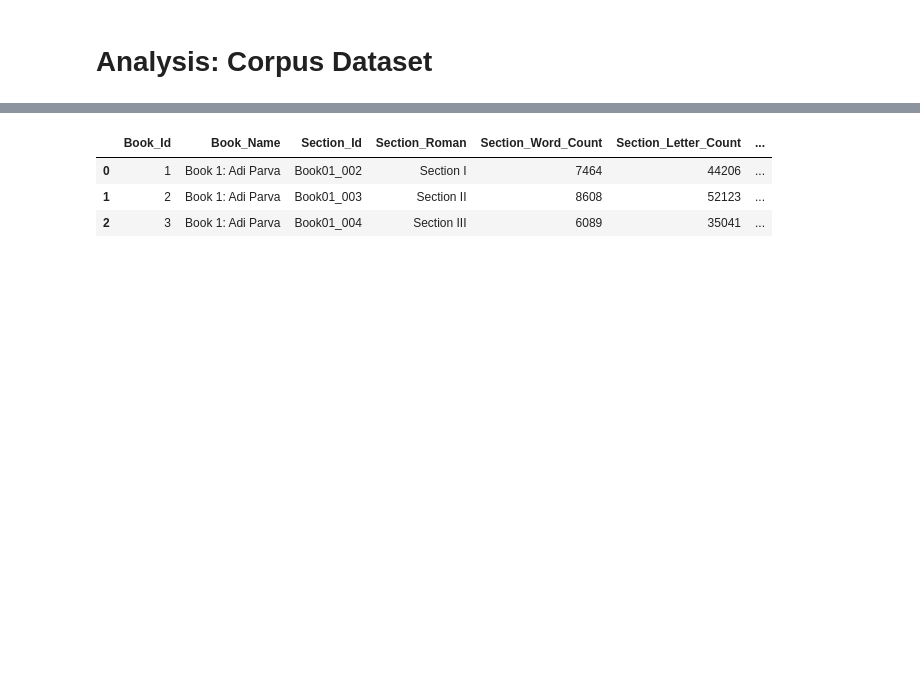
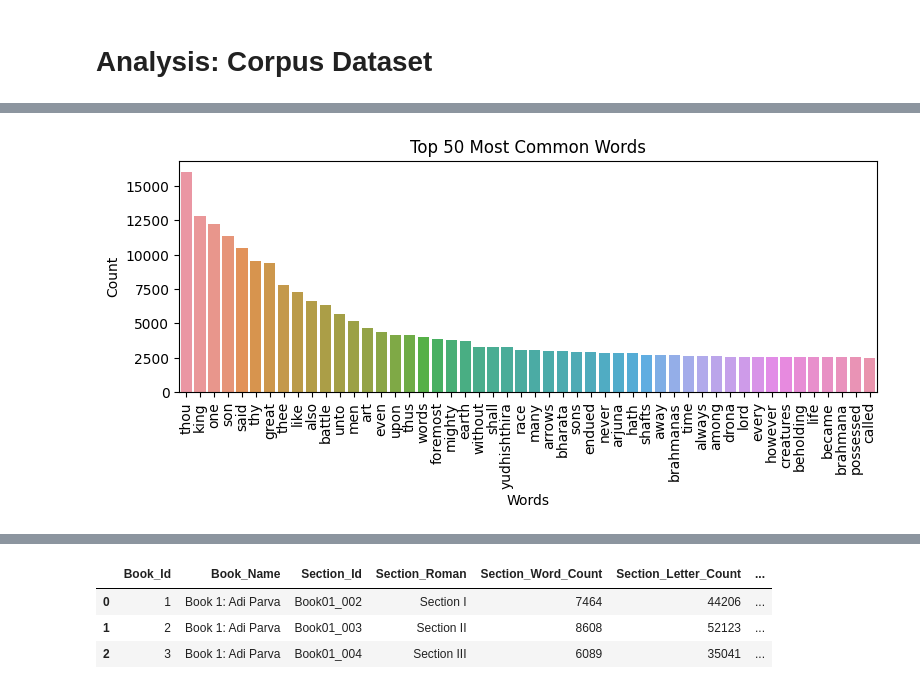
Before and after one commit to dasarpai/HBQA, a Jupyter notebook: 31_HBQA_Analysis.ipynb, the cells around one changed output, grey strips where cells are left out. Drawn from its saved outputs; the diff is of its cells as text; code cells hidden in the pictures; blank space fills up the shorter version.

```diff
--- a/31_HBQA_Analysis.ipynb
+++ b/31_HBQA_Analysis.ipynb
@@ -31,0 +57,16 @@ from sklearn.preprocessing import MinMaxScaler
+# %%
+import nltk
+nltk.download('stopwords')
+
+from nltk.corpus import stopwords
+
+# Load the English stopwords
+stop_words = set(stopwords.words('english'))
+
+# Print the list of stopwords
+len(stop_words)
+
+# !pip install -U pip setuptools wheel
+# !pip install -U --user spacy
+# !python -m spacy download en_core_web_sm
+# Some problem on github not able to download en_core_web_sm model.
@@ -54,0 +139,4 @@ df_corpus.head(5)
+# %%
+df_words = pd.read_csv(datapath + '31.5-Words-Statistics.csv')
+df_words.sort_values('Count',ascending=False, inplace=True)
+df_words.shape
@@ -54,0 +145,5 @@ df_corpus.head(5)
+# %%
+#remove stop words
+df_words = df_words[~df_words.Words.isin(stop_words)]
+df_words.to_markdown(datapath + '31.5-Words-Statistics.md', index=False)
+df_words.shape
@@ -54,0 +152,4 @@ df_corpus.head(5)
+# %%
+# keep_only = (df_words['Words'].str.len()>2) & (df_words['Count']<15000) & (df_words['Count']>20)
+keep_only = (df_words['Words'].str.len()>2) & (df_words['Count']>200)
+df_words = df_words[ keep_only]
@@ -54,0 +178,16 @@ df_corpus.head(5)
+# %%
+# Set the number of words you want to include in the plot (e.g., top 20)
+num_words_to_plot = 50
+
+# Select the top N words (most common) for the plot
+top_words = df_words.head(num_words_to_plot)
+
+# Create a barplot
+plt.figure(figsize=(9, 3))
+sns.barplot(x='Words', y='Count', data=top_words)
+plt.title(f'Top {num_words_to_plot} Most Common Words')
+plt.xticks(rotation=90)  # Rotate x-axis labels for better readability
+# Show the plot
+plt.show()
+# %% [output]
+[figure, added]
```
Also changed, not shown: parts of 74 cells of this notebook, 2 other files.
